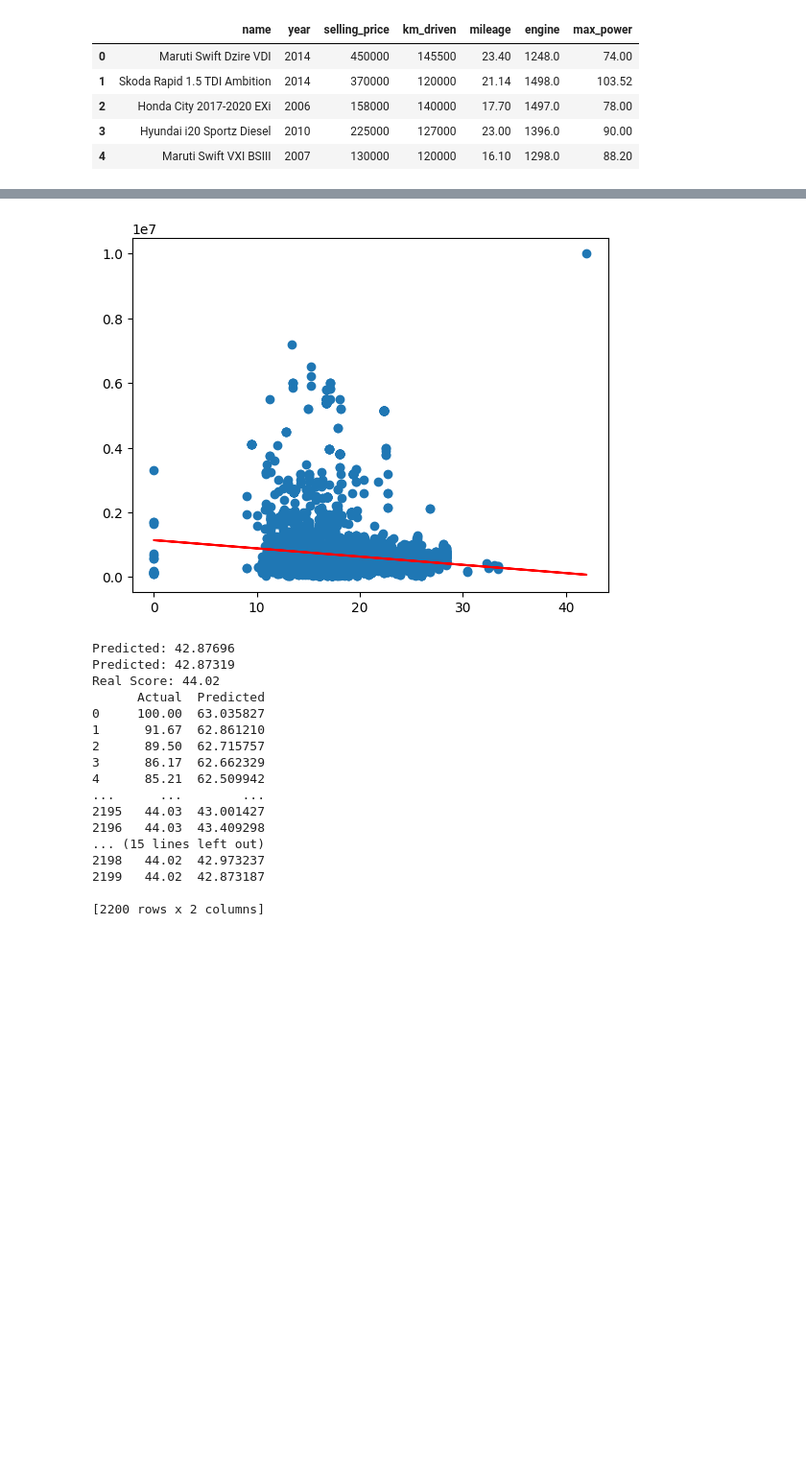
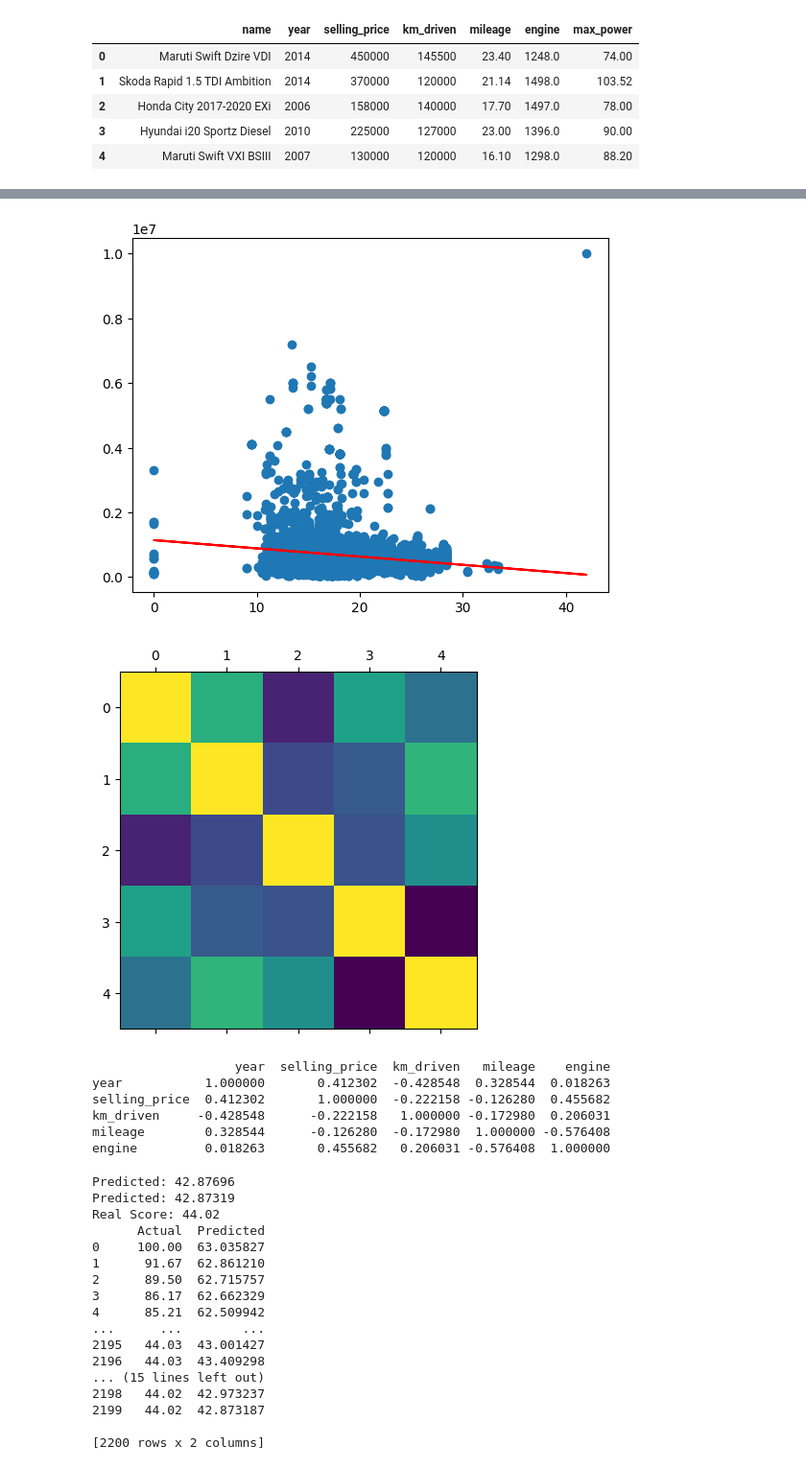
Before and after one commit to aferguson15235/tda, a Jupyter notebook: ml-regression.ipynb, the cells around one changed output, grey strips where cells are left out. Shown: that part at 96% size. Drawn from its saved outputs; the diff is of its cells as text; code cells hidden in the pictures; blank space fills up the shorter version.

```diff
--- a/ml-regression.ipynb
+++ b/ml-regression.ipynb
@@ -19,6 +19,8 @@ car_data.head()
 # select regressor and response variables
 X = car_data.iloc[:,4].values.reshape(-1,1)
 Y = car_data.iloc[:,2].values.reshape(-1,1)
+
+print(car_data.head())
 
 # create a linear regression model and train the model on the data using the fit function
 LR = LinearRegression()
@@ -32,4 +34,8 @@ car_data_LR = pd.DataFrame({'Actual': Y.flatten(), 'Predicted': y_pred.flatten()
 
 plt.scatter(X,Y)
 plt.plot(X, y_pred, color='red')
+
+plt.matshow(car_data.iloc[:,1:6].corr())
+plt.show()
+print(car_data.iloc[:,1:6].corr())
 # %% [output]
@@ -37,4 +55,11 @@ plt.plot(X, y_pred, color='red')
 [figure]
+[figure, added]
+                   year  selling_price  km_driven   mileage    engine
+year           1.000000       0.412302  -0.428548  0.328544  0.018263
+selling_price  0.412302       1.000000  -0.222158 -0.126280  0.455682
+km_driven     -0.428548      -0.222158   1.000000 -0.172980  0.206031
+mileage        0.328544      -0.126280  -0.172980  1.000000 -0.576408
+engine         0.018263       0.455682   0.206031 -0.576408  1.000000
 # %%
 # build a lasso or ridge model
 from sklearn.linear_model import Lasso, Ridge, RidgeCV
```
Also changed, not shown: parts of 1 cell of this notebook, 3 other files.
